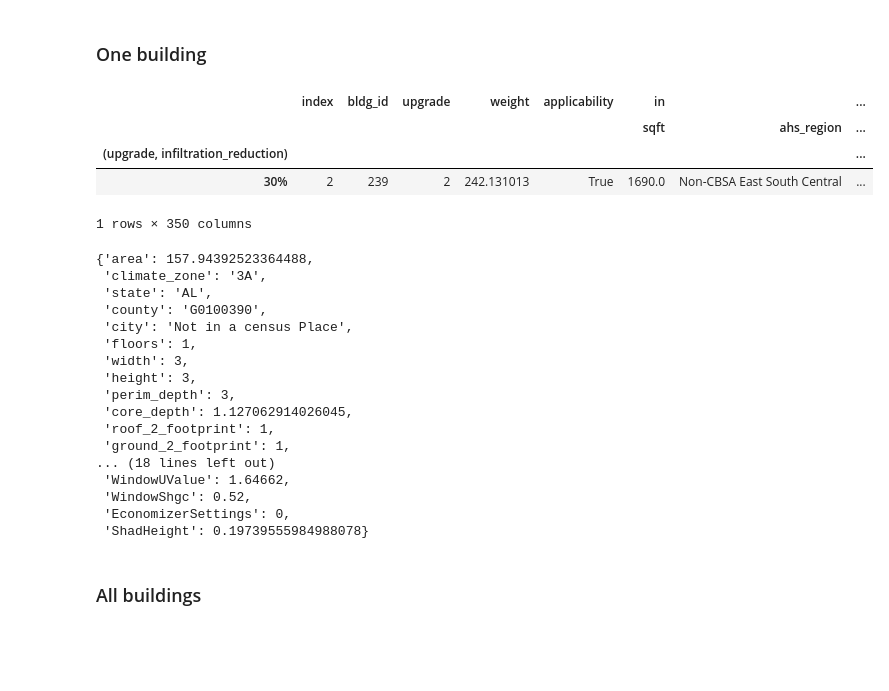
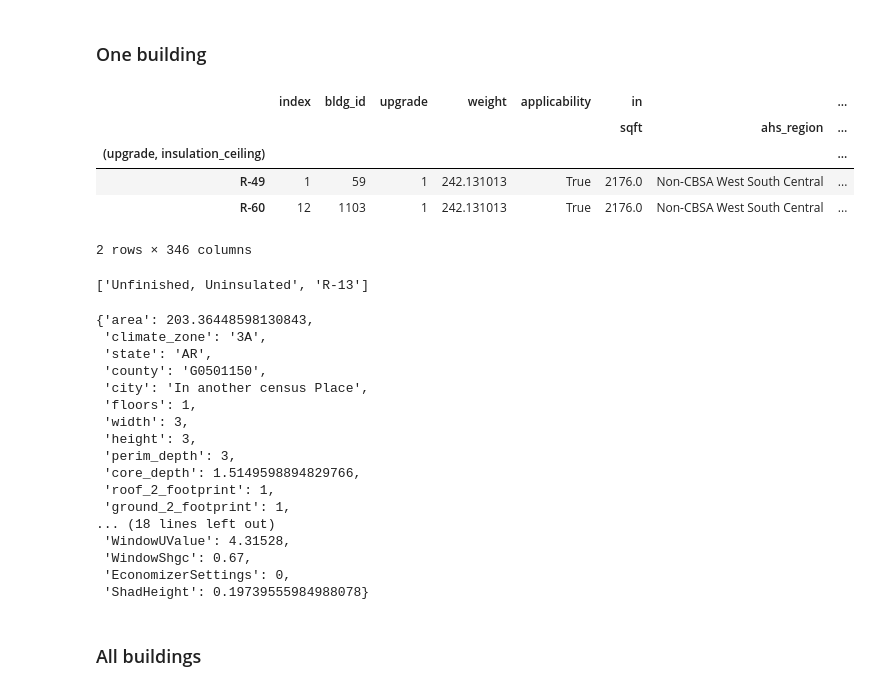
Before and after one commit to szvsw/ml-for-building-energy-modeling, a Jupyter notebook: NREL/resstock-streamlined.ipynb, the cells around one changed output. Drawn from its saved outputs; the diff is of its cells as text; code cells hidden in the pictures; blank space fills up the shorter version.

Commit message:
Added ceiling R-value

```diff
--- a/NREL/resstock-streamlined.ipynb
+++ b/NREL/resstock-streamlined.ipynb
@@ -86,6 +86,8 @@ states = [
 assert (
     "AK" not in states and "HI" not in states
 ), "Hawaii and Alaska are not supported as upgrades are not always defined."
+# %%
+states = ["AR"]
 # %%
 # nrel bucket config
 s3 = boto3.client("s3", config=Config(signature_version=UNSIGNED))
@@ -686,16 +708,17 @@ space_definition = {
 # %% [markdown]
 ### One building
 # %%
-resstock_df.reset_index().groupby(("upgrade", "infiltration_reduction")).first()
+resstock_df.reset_index().groupby(("upgrade", "insulation_ceiling")).first()
 # %% [output]
 |  | index | bldg_id | upgrade | weight | applicability | in |  | ... |
 |  |  |  |  |  |  | sqft | ahs_region | ... |
-| (upgrade, infiltration_reduction) |  |  |  |  |  |  |  | ... |
-| 30% | 2 | 239 | 2 | 242.131013 | True | 1690.0 | Non-CBSA East South Central | ... |
+| (upgrade, insulation_ceiling) |  |  |  |  |  |  |  | ... |
+| R-49 | 1 | 59 | 1 | 242.131013 | True | 2176.0 | Non-CBSA West South Central | ... |
+| R-60 | 12 | 1103 | 1 | 242.131013 | True | 2176.0 | Non-CBSA West South Central | ... |
-1 rows × 350 columns
+2 rows × 346 columns
 # %%
 sb_config = {}
-i = 2
+i = 1
 for k, data in space_definition.items():
     if data["resstock_path"]:
         if len(data["resstock_path"]) == 1:
@@ -727,23 +750,24 @@ for k, data in space_definition.items():
         sb_config[k] = data["resstock_format"]
 sb_config
 # %% [output]
-{'area': 157.94392523364488,
- 'climate_zone': '3A',
- 'state': 'AL',
- 'county': 'G0100390',
- 'city': 'Not in a census Place',
- 'floors': 1,
- 'width': 3,
- 'height': 3,
- 'perim_depth': 3,
- 'core_depth': 1.127062914026045,
- 'roof_2_footprint': 1,
- 'ground_2_footprint': 1,
-... (18 lines left out)
- 'WindowUValue': 1.64662,
- 'WindowShgc': 0.52,
- 'EconomizerSettings': 0,
- 'ShadHeight': 0.19739555984988078}
+['Unfinished, Uninsulated', 'R-13']
+{'area': 203.36448598130843,
+ 'climate_zone': '3A',
+ 'state': 'AR',
+ 'county': 'G0501150',
+ 'city': 'In another census Place',
+ 'floors': 1,
+ 'width': 3,
+ 'height': 3,
+ 'perim_depth': 3,
+ 'core_depth': 1.5149598894829766,
+ 'roof_2_footprint': 1,
+ 'ground_2_footprint': 1,
+... (18 lines left out)
+ 'WindowUValue': 4.31528,
+ 'WindowShgc': 0.67,
+ 'EconomizerSettings': 0,
+ 'ShadHeight': 0.19739555984988078}
 # %%
 for col in resstock_df["in"].columns:
     if col in resstock_df.upgrade.columns:
```
Also changed, not shown: parts of 7 cells of this notebook.
